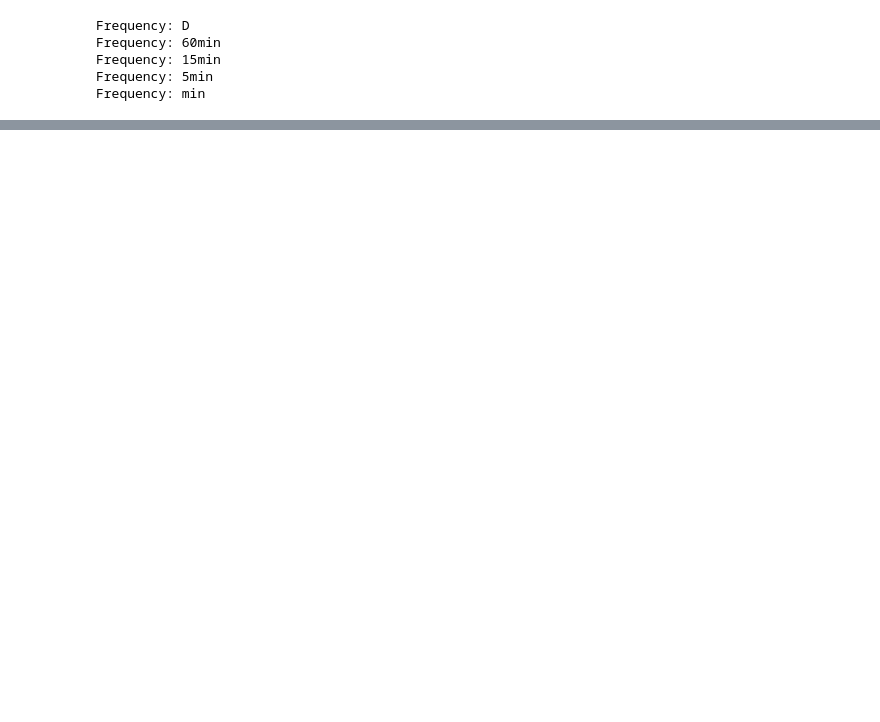
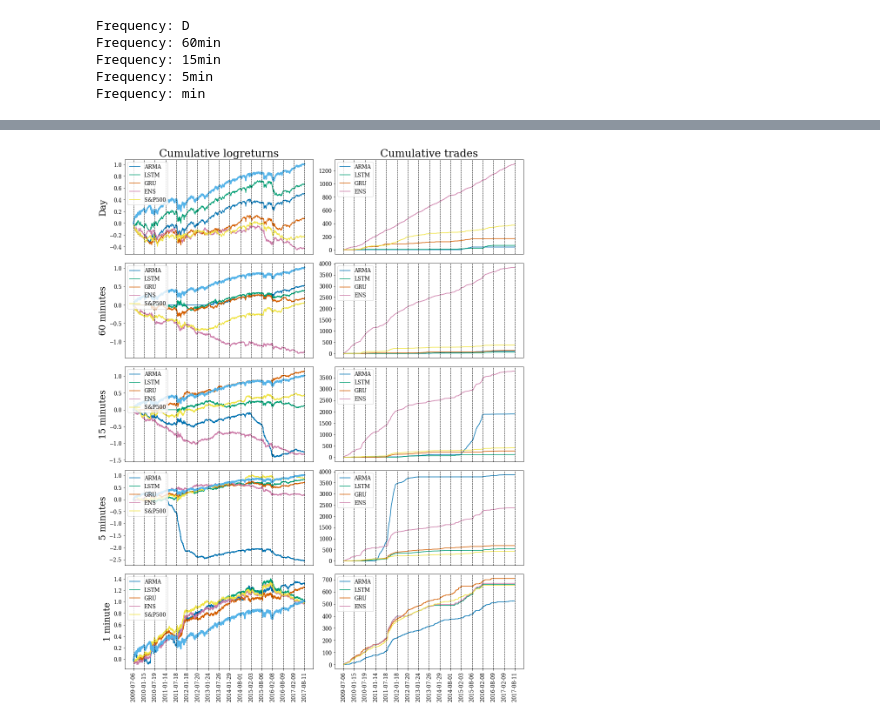
Before and after one commit to tillaczel/LSTM-GRU-RF-predicting-SP500, a Jupyter notebook: evaluate.ipynb, the cells around one changed output, grey strips where cells are left out. Saved outputs shown, nothing was run; the diff lists cells and outputs as text; code cells hidden in the pictures; blank space fills up the shorter version.

```diff
--- a/evaluate.ipynb
+++ b/evaluate.ipynb
@@ -46,6 +45,8 @@ sharpe_ratios = create_sharpe_ratio(logr, returns, transaction_cost, frequencies
 # %%
 transaction_cost = 0.0005
 trading_strategy = calculate_trading_strategy(predictions, transaction_cost)
 logr = create_logr(trading_strategy, returns, transaction_cost)
 vis_cum_logr(logr, returns, trading_strategy, frequencies, dates, number_of_study_periods, transaction_cost)
-sharpe_ratios = create_sharpe_ratio(logr, returns, transaction_cost, frequencies_number_of_samples)
+sharpe_ratios = create_sharpe_ratio(logr, returns, transaction_cost, frequencies_number_of_samples, model_names)
+# %% [output]
+[figure, added]
```
Also changed, not shown: parts of 5 cells of this notebook, 40 other files.
